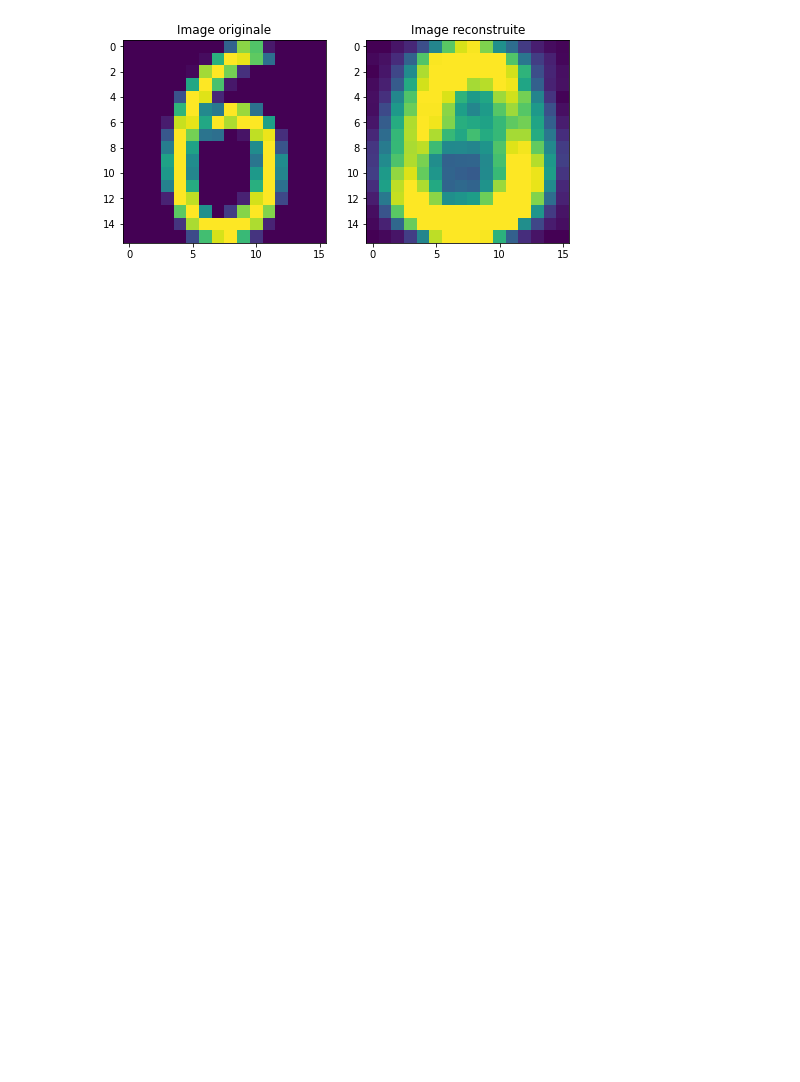
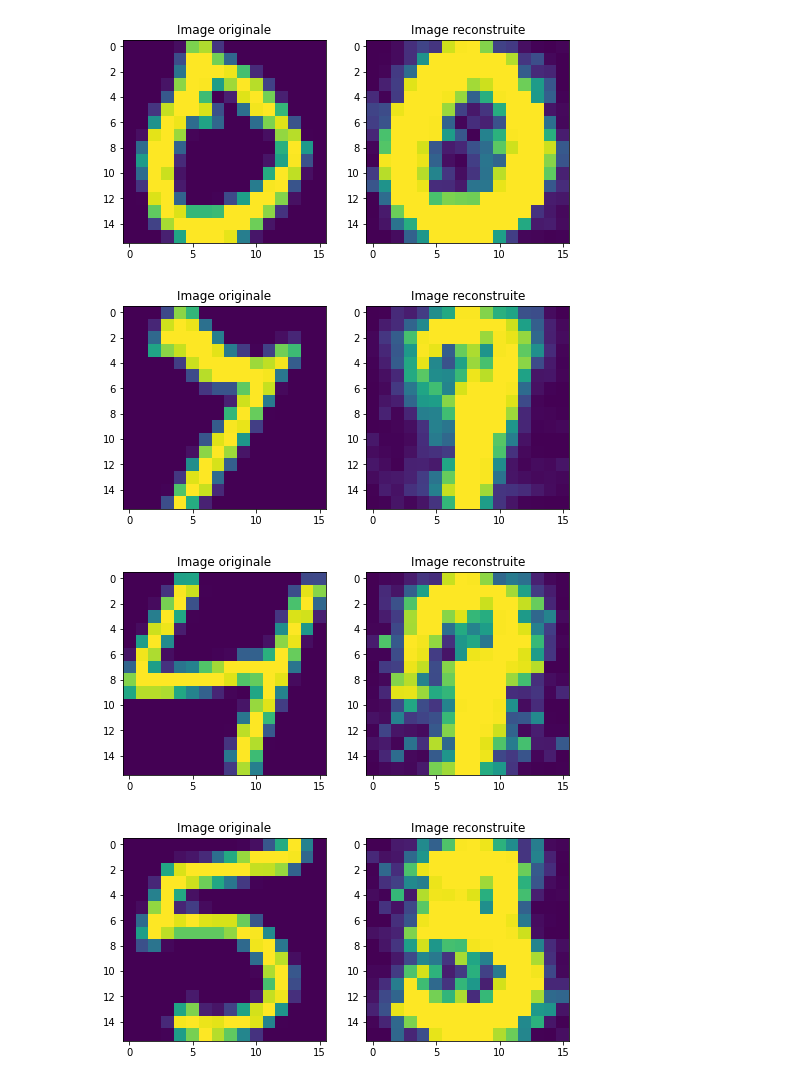
Before and after one commit to Amayas29/neural-networks, a Jupyter notebook: experimentations/autoencoder.ipynb, the cells around one changed output. Drawn from its saved outputs; the diff is of its cells as text; code cells hidden in the pictures; blank space fills up the shorter version.

```diff
--- a/experimentations/autoencoder.ipynb
+++ b/experimentations/autoencoder.ipynb
@@ -128,4 +108,8 @@ def plot_usps_predictions(X, Xhat, i):
-# %%
-plot_usps_predictions(X_train, Xhat, 60)
-# %% [output]
-[figure, removed]
+# %%
+for i in [7, 10, 25, 29, 27, 17, 100]:
+    plot_usps_predictions(X_train, Xhat, i)
+# %% [output]
+[figure, added]
+[figure, added]
+[figure, added]
+[figure, added]
```
Also changed, not shown: parts of 15 cells of this notebook, 1 other file.
